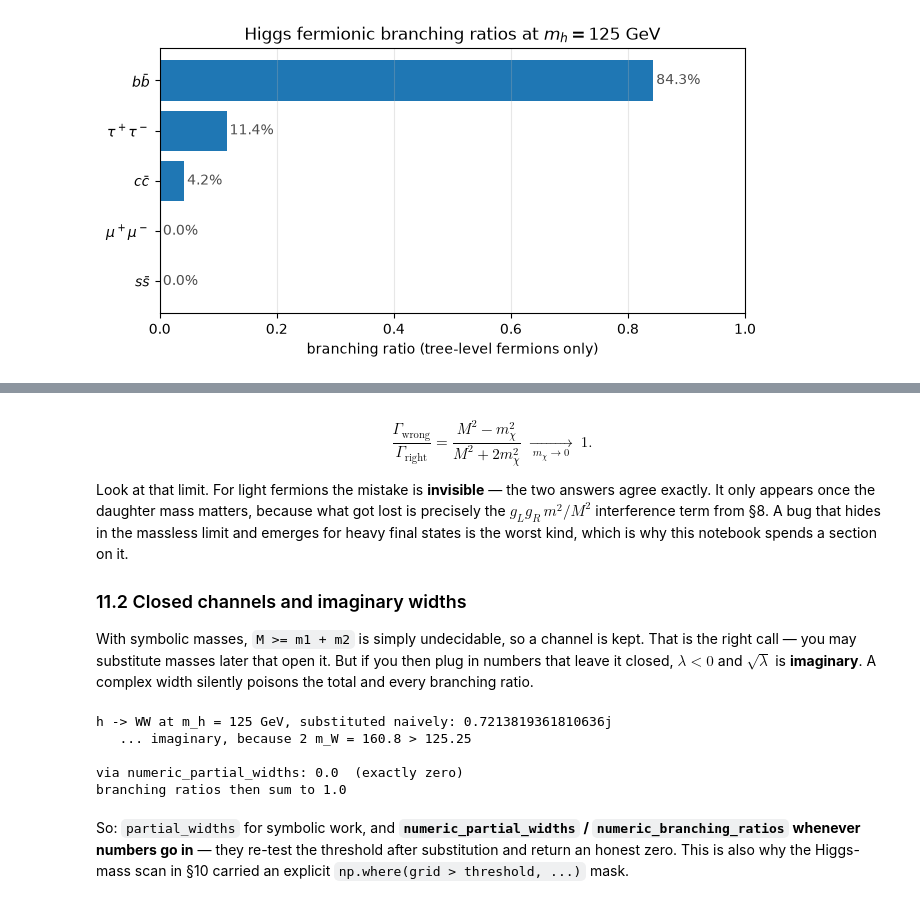
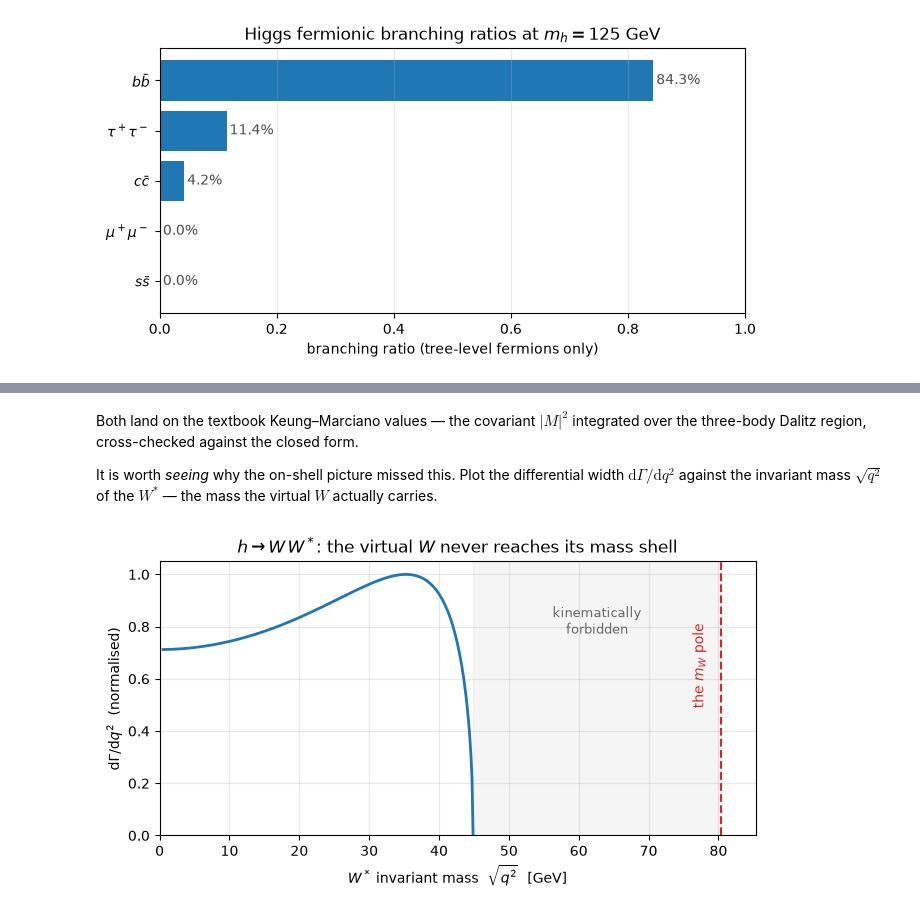
Before and after one commit to moiseszeleny/lagrangian, a Jupyter notebook: examples/Particle_Decays_Tutorial.ipynb, the cells around one changed output, grey strips where cells are left out. Saved outputs shown, nothing was run; the diff lists cells and outputs as text; code cells hidden in the pictures.

```diff
--- a/examples/Particle_Decays_Tutorial.ipynb
+++ b/examples/Particle_Decays_Tutorial.ipynb
@@ -899,36 +876,32 @@ ratio wrong/right:
-# %% [markdown]
-$$\frac{\Gamma_\text{wrong}}{\Gamma_\text{right}}
-= \frac{M^2-m_\chi^2}{M^2+2m_\chi^2}\;\xrightarrow[\;m_\chi\to0\;]{}\;1.$$
-
-Look at that limit. For light fermions the mistake is **invisible** — the two answers
-agree exactly. It only appears once the daughter mass matters, because what got lost is
-precisely the $g_Lg_R\,m^2/M^2$ interference term from §8. A bug that hides in the
-massless limit and emerges for heavy final states is the worst kind, which is why this
-notebook spends a section on it.
-
-### 11.2 Closed channels and imaginary widths
-
-With symbolic masses, `M >= m1 + m2` is simply undecidable, so a channel is kept. That
-is the right call — you may substitute masses later that open it. But if you then plug
-in numbers that leave it closed, $\lambda < 0$ and $\sqrt\lambda$ is **imaginary**. A
-complex width silently poisons the total and every branching ratio.
-# %%
-naive = calc.numeric(calc.partial_widths(h)[(Wm, Wp)], extra=numbers)
-print("h -> WW at m_h = 125 GeV, substituted naively:", naive)
-print("   ... imaginary, because 2 m_W = 160.8 > 125.25\n")
-
-safe = calc.numeric_partial_widths(h, extra=numbers)
-print("via numeric_partial_widths:", safe[(Wm, Wp)], " (exactly zero)")
-print("branching ratios then sum to",
-      sum(calc.numeric_branching_ratios(h, extra=numbers).values()))
-# %% [output]
-h -> WW at m_h = 125 GeV, substituted naively: 0.7213819361810636j
-   ... imaginary, because 2 m_W = 160.8 > 125.25
-
-via numeric_partial_widths: 0.0  (exactly zero)
-branching ratios then sum to 1.0
-# %% [markdown]
-So: `partial_widths` for symbolic work, and **`numeric_partial_widths` /
-`numeric_branching_ratios` whenever numbers go in** — they re-test the threshold after
-substitution and return an honest zero. This is also why the Higgs-mass scan in §10
-carried an explicit `np.where(grid > threshold, ...)` mask.
+# %% [markdown]
+Both land on the textbook Keung–Marciano values — the covariant $|M|^2$ integrated over
+the three-body Dalitz region, cross-checked against the closed form.
+
+It is worth *seeing* why the on-shell picture missed this. Plot the differential width
+$\mathrm{d}\Gamma/\mathrm{d}q^2$ against the invariant mass $\sqrt{q^2}$ of the $W^*$ —
+the mass the virtual $W$ actually carries.
+# %%
+mSs, mVs, s23 = sp.symbols("m_S m_V s23", positive=True)
+inner = scalar_vv_s12_integral(mSs, mVs)        # the analytic inner Dalitz integral
+inner_f = sp.lambdify((s23, mSs, mVs), inner, "numpy")
+
+q = np.linspace(0.5, MH - MW, 300)              # sqrt(q^2), the W* invariant mass
+with np.errstate(invalid="ignore"):
+    dG = inner_f(q**2, MH, MW) / ((q**2 - MW**2)**2 + MW**2 * GammaW**2)
+dG = np.nan_to_num(dG)
+
+fig, ax = plt.subplots(figsize=(6.8, 3.8))
+ax.plot(q, dG / dG.max(), lw=2, color="#1f77b4")
+ax.axvline(MW, ls="--", color="#d62728")
+ax.text(MW - 2, 0.5, r"the $m_W$ pole", rotation=90, ha="right", color="#d62728")
+ax.axvspan(MH - MW, MW, alpha=0.08, color="0.5")
+ax.text((MH - MW + MW) / 2, 0.82, "kinematically\nforbidden", ha="center",
+        va="center", color="0.4", fontsize=9)
+ax.set_xlabel(r"$W^*$ invariant mass  $\sqrt{q^2}$  [GeV]")
+ax.set_ylabel(r"$\mathrm{d}\Gamma/\mathrm{d}q^2$  (normalised)")
+ax.set_title(r"$h\to W\,W^*$: the virtual $W$ never reaches its mass shell")
+ax.set_xlim(0, MW + 5); ax.set_ylim(0, 1.05); ax.grid(alpha=0.3)
+plt.tight_layout()
+plt.show()
+# %% [output]
+[figure, added]
```
Also changed, not shown: parts of 28 cells of this notebook, 4 other files.
